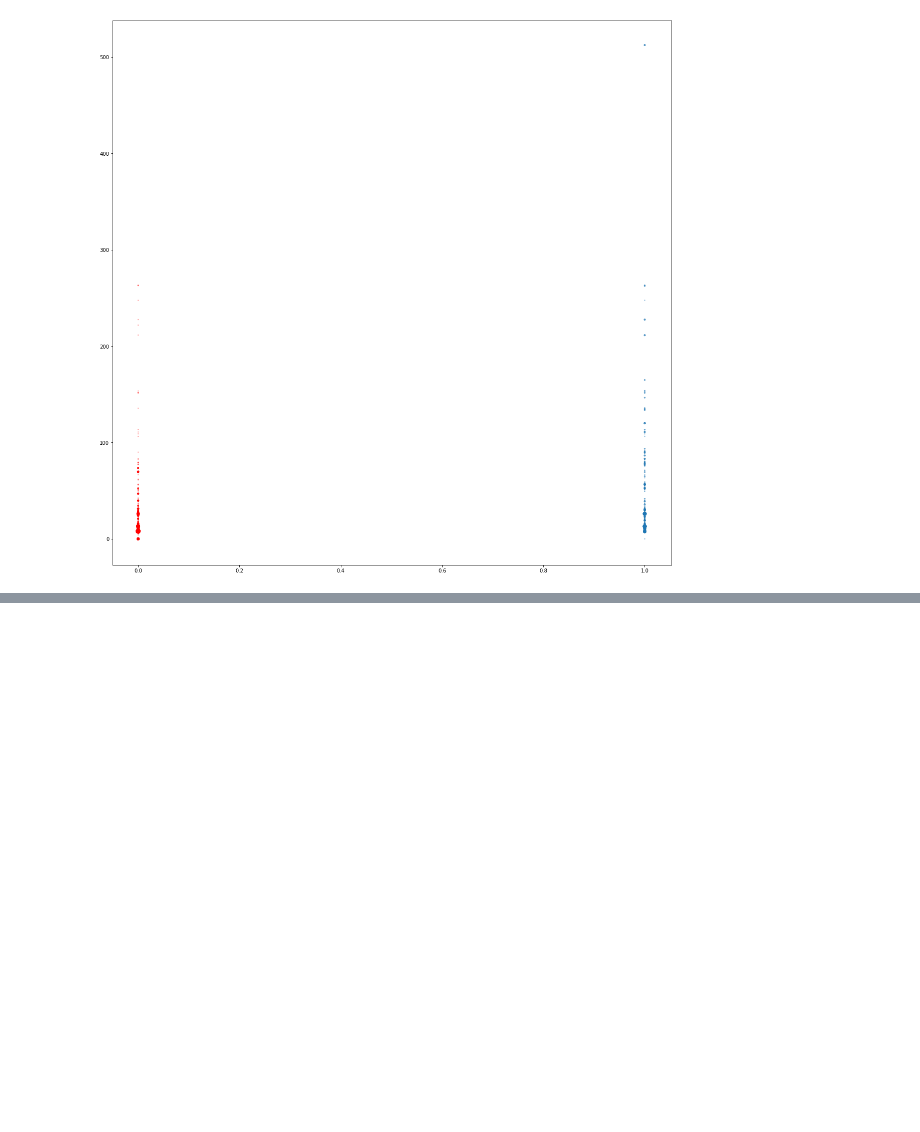
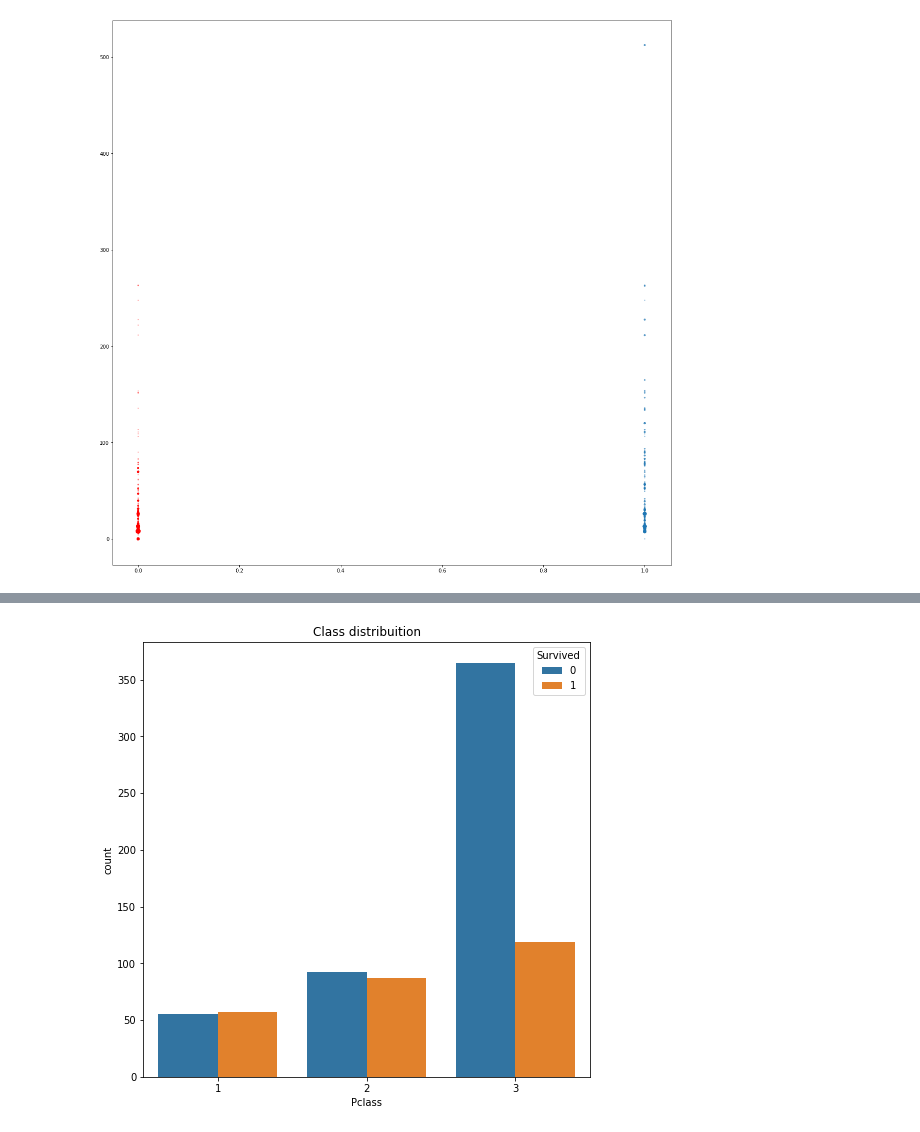
Before and after one commit to integr8/ml-titanic, a Jupyter notebook: data-visualization.ipynb, the cells around one changed output, grey strips where cells are left out. Drawn from its saved outputs; the diff is of its cells as text; code cells hidden in the pictures; blank space fills up the shorter version.

```diff
--- a/data-visualization.ipynb
+++ b/data-visualization.ipynb
@@ -115,0 +131,11 @@ scatter_chart('Fare')
+# %%
+plt.subplots(figsize = (8,8))
+ax = sns.countplot(x='Pclass', hue='Survived', data=train_data)
+plt.title('Class distribuition')
+leg = ax.get_legend()
+leg.set_title('Survived')
+legs = leg.texts
+legs[0] = 'No'
+legs[1] = 'Yes'
+# %% [output]
+[figure, added]
```
Also changed, not shown: parts of 11 cells of this notebook, 4 other files.
